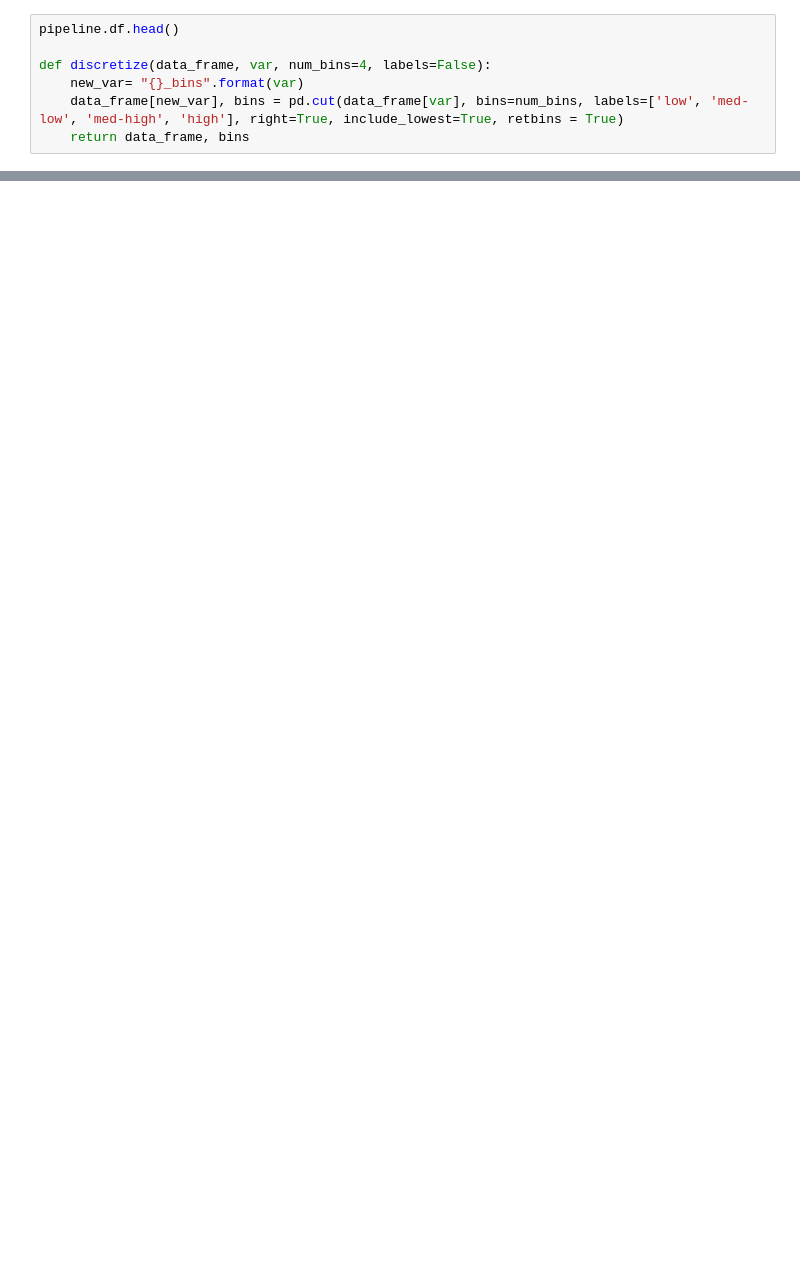
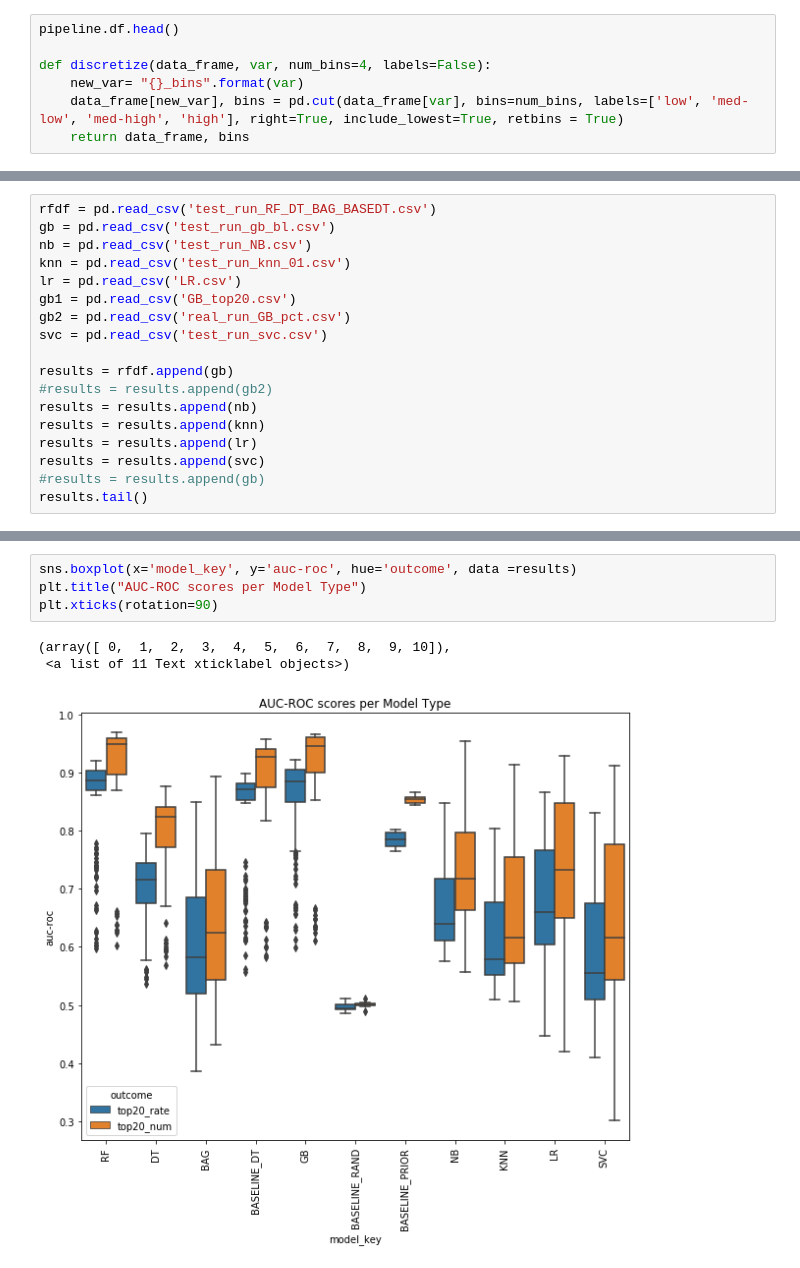
Before and after one commit to justincohler/evictions-learn, a Jupyter notebook: src/Bias Analysis.ipynb, the cells around one changed output, grey strips where cells are left out. Saved outputs shown, nothing was run; the diff lists cells and outputs as text; blank space fills up the shorter version.

```diff
--- a/src/Bias Analysis.ipynb
+++ b/src/Bias Analysis.ipynb
@@ -157,0 +169,18 @@ get_disparity_predefined_group()
+# %%
+rfdf = pd.read_csv('test_run_RF_DT_BAG_BASEDT.csv')
+gb = pd.read_csv('test_run_gb_bl.csv')
+nb = pd.read_csv('test_run_NB.csv')
+knn = pd.read_csv('test_run_knn_01.csv')
+lr = pd.read_csv('LR.csv')
+gb1 = pd.read_csv('GB_top20.csv')
+gb2 = pd.read_csv('real_run_GB_pct.csv')
+svc = pd.read_csv('test_run_svc.csv')
+
+results = rfdf.append(gb)
+#results = results.append(gb2)
+results = results.append(nb)
+results = results.append(knn)
+results = results.append(lr)
+results = results.append(svc)
+#results = results.append(gb)
+results.tail()
@@ -157,0 +195,8 @@ get_disparity_predefined_group()
+# %%
+sns.boxplot(x='model_key', y='auc-roc', hue='outcome', data =results)
+plt.title("AUC-ROC scores per Model Type")
+plt.xticks(rotation=90)
+# %% [output]
+(array([ 0,  1,  2,  3,  4,  5,  6,  7,  8,  9, 10]),
+ <a list of 11 Text xticklabel objects>)
+[figure, added]
```
Also changed, not shown: parts of 9 cells of this notebook.
